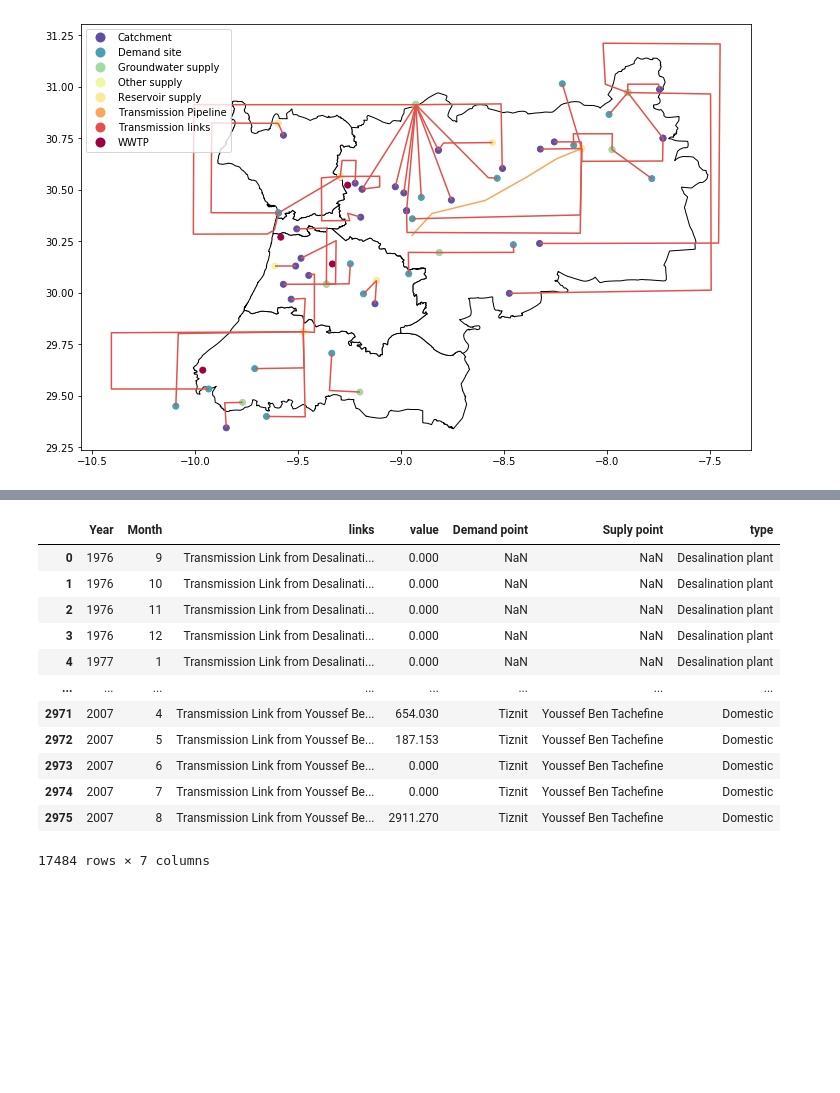
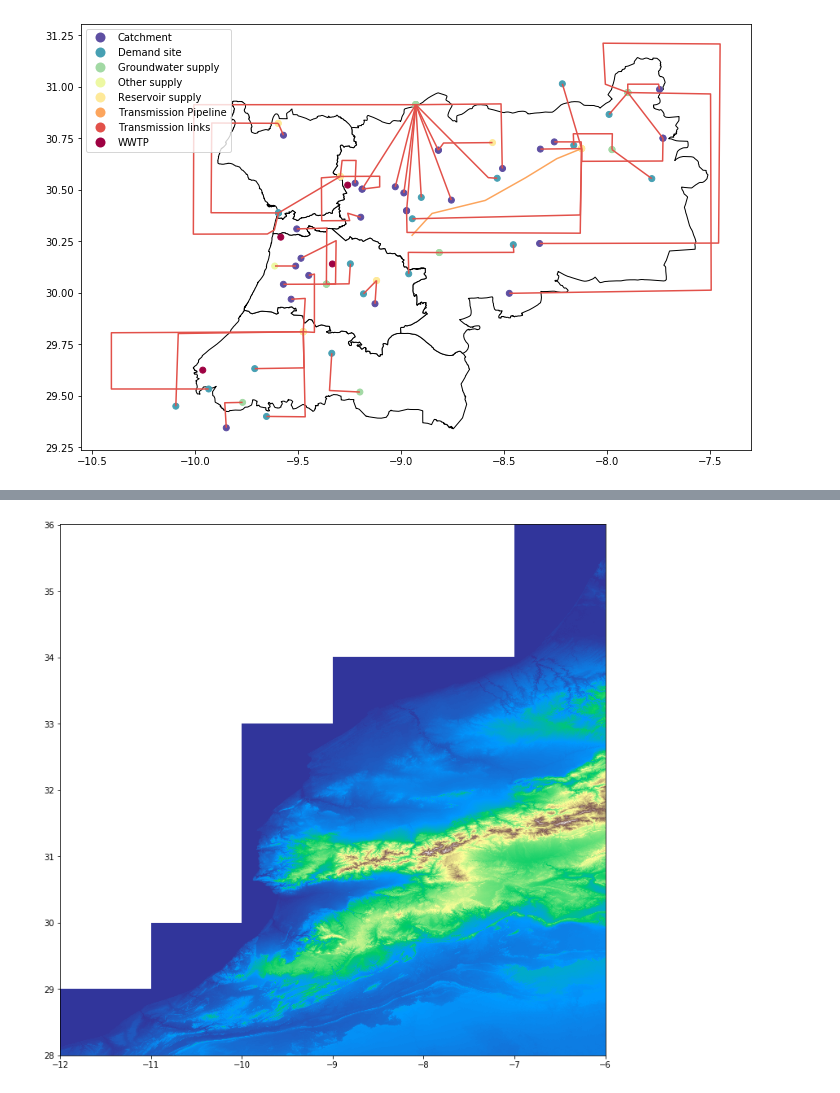
Before and after one commit to KTH-dESA/FAO, a Jupyter notebook: Souss-Massa-schematic.ipynb, the cells around one changed output, grey strips where cells are left out. Saved outputs shown, nothing was run; the diff lists cells and outputs as text; code cells hidden in the pictures; blank space fills up the shorter version.

Commit message:
added sampling and merge methods to tool and schematic file

```diff
--- a/Souss-Massa-schematic.ipynb
+++ b/Souss-Massa-schematic.ipynb
@@ -79,0 +99,9 @@ plt.show()
+# %%
+wp.merge_rasters('Data - Souss-Massa/GIS/DEM/*', 'EPSG:4326',
+                 "Data - Souss-Massa/GIS/DEM//Souss-Massa DEM.tif")
+
+with rasterio.open("Data - Souss-Massa/GIS/DEM//Souss-Massa DEM.tif") as src:
+    fig, ax = plt.subplots(figsize=(12, 12))
+    show(src, ax=ax, aspect='auto', cmap='terrain')
+# %% [output]
+[figure, added]
@@ -165,22 +196,6 @@ for scenario in scenarios:
 
             df.to_csv(os.path.join(output_folder, 'demand_data.csv'), index=False)
             df_wwtp.to_csv(os.path.join(output_folder, 'wwtp_inflow.csv'), index=False)
-# %%
-df
-# %% [output]
-|  | Year | Month | links | value | Demand point | Suply point | type |
-| 0 | 1976 | 9 | Transmission Link from Desalinati... | 0.000 | NaN | NaN | Desalination plant |
-| 1 | 1976 | 10 | Transmission Link from Desalinati... | 0.000 | NaN | NaN | Desalination plant |
-| 2 | 1976 | 11 | Transmission Link from Desalinati... | 0.000 | NaN | NaN | Desalination plant |
-| 3 | 1976 | 12 | Transmission Link from Desalinati... | 0.000 | NaN | NaN | Desalination plant |
-| 4 | 1977 | 1 | Transmission Link from Desalinati... | 0.000 | NaN | NaN | Desalination plant |
-| ... | ... | ... | ... | ... | ... | ... | ... |
-| 2971 | 2007 | 4 | Transmission Link from Youssef Be... | 654.030 | Tiznit | Youssef Ben Tachefine | Domestic |
-| 2972 | 2007 | 5 | Transmission Link from Youssef Be... | 187.153 | Tiznit | Youssef Ben Tachefine | Domestic |
-| 2973 | 2007 | 6 | Transmission Link from Youssef Be... | 0.000 | Tiznit | Youssef Ben Tachefine | Domestic |
-| 2974 | 2007 | 7 | Transmission Link from Youssef Be... | 0.000 | Tiznit | Youssef Ben Tachefine | Domestic |
-| 2975 | 2007 | 8 | Transmission Link from Youssef Be... | 2911.270 | Tiznit | Youssef Ben Tachefine | Domestic |
-17484 rows × 7 columns
 # %%
 folder = r'Morocco dashboard/spatial_data'
 wp.create_folder(folder)
```
Also changed, not shown: parts of 8 cells of this notebook, 4 other files.
